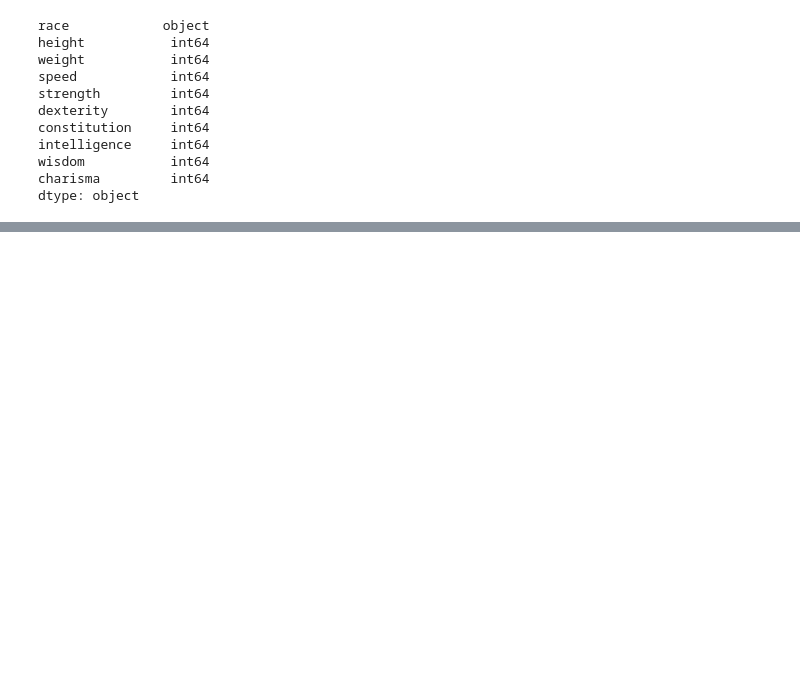
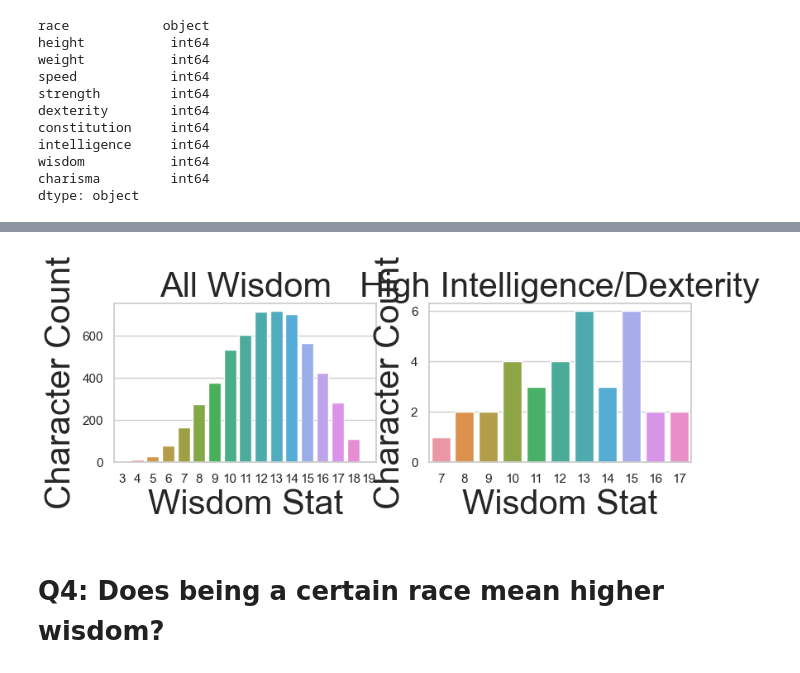
Before and after one commit to EstebanHernandez0/Dungeons_and_dragons_predictor, a Jupyter notebook: workbook.ipynb, the cells around one changed output, grey strips where cells are left out. Saved outputs shown, nothing was run; the diff lists cells and outputs as text; code cells hidden in the pictures; blank space fills up the shorter version.

```diff
--- a/workbook.ipynb
+++ b/workbook.ipynb
@@ -83,0 +243,23 @@ dtype: object
+# %%
+big_smart= train[train.intelligence > 16]
+# %%
+big_brain= big_smart[big_smart.dexterity > 16]
+# %%
+    fig = plt.figure()
+    ax1 = fig.add_subplot(223)
+    sns.countplot(data= train, x= 'wisdom')
+
+    ax1.set_xlabel('Wisdom Stat', fontsize = 30)
+    ax1.set_ylabel('Character Count', fontsize = 30)
+    ax1.set_title('All Wisdom', fontsize = 30)
+
+    ax2 = fig.add_subplot(224)
+    sns.countplot(data= big_brain, x= 'wisdom')
+    ax2.set_xlabel('Wisdom Stat', fontsize = 30)
+    ax2.set_ylabel('Character Count', fontsize = 30)
+    ax2.set_title('High Intelligence/Dexterity', fontsize = 30)
+    plt.show()
+# %% [output]
+[figure, added]
+# %% [markdown]
+# Q4: Does being a certain race mean higher wisdom?
```
Also changed, not shown: parts of 41 cells of this notebook.
